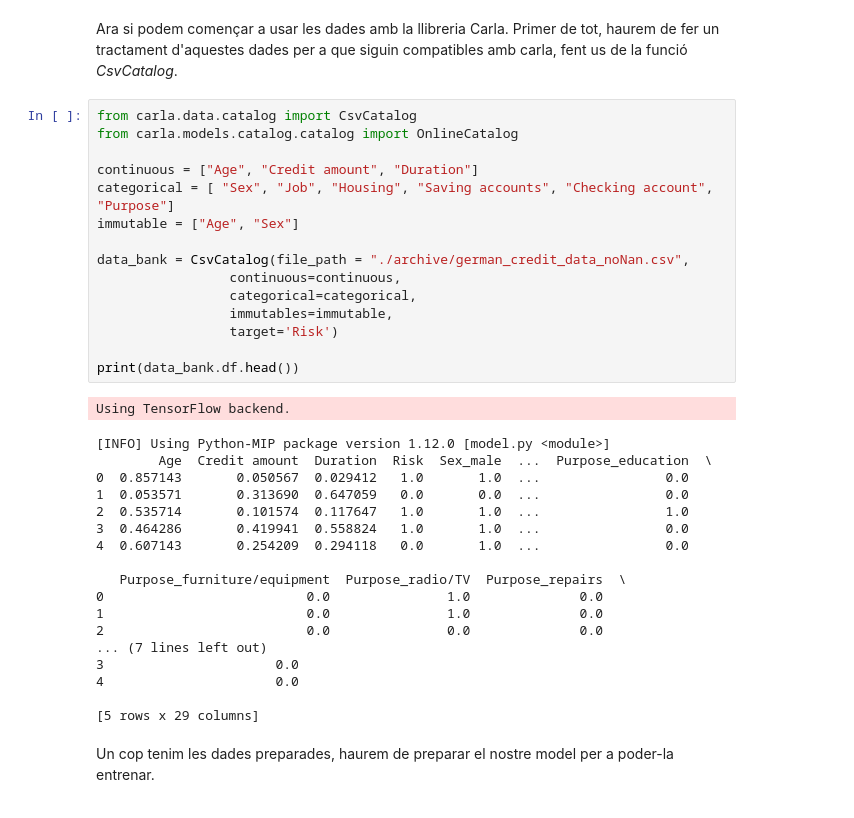
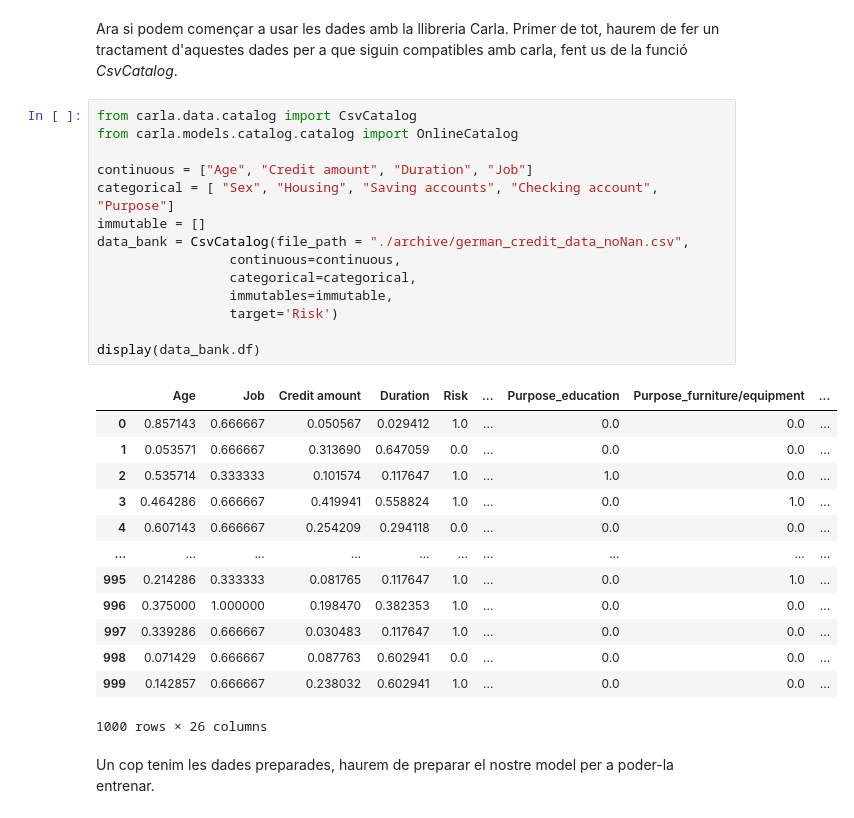
Before and after one commit to Gerard01mm/TFGAvaluacioDeContrafactuals, a Jupyter notebook: ML_GermanBank.ipynb, the cells around one changed output. Drawn from its saved outputs; the diff is of its cells as text.

```diff
--- a/ML_GermanBank.ipynb
+++ b/ML_GermanBank.ipynb
@@ -239,37 +242,31 @@ Ara si podem començar a usar les dades amb la llibreria Carla. Primer de tot, h
 # %%
 from carla.data.catalog import CsvCatalog
 from carla.models.catalog.catalog import OnlineCatalog
 
-continuous = ["Age", "Credit amount", "Duration"]
-categorical = [ "Sex", "Job", "Housing", "Saving accounts", "Checking account", "Purpose"]
-immutable = ["Age", "Sex"]
-
+continuous = ["Age", "Credit amount", "Duration", "Job"]
+categorical = [ "Sex", "Housing", "Saving accounts", "Checking account", "Purpose"]
+immutable = []
 data_bank = CsvCatalog(file_path = "./archive/german_credit_data_noNan.csv",
                  continuous=continuous,
                  categorical=categorical,
                  immutables=immutable,
                  target='Risk')
 
-print(data_bank.df.head())
+display(data_bank.df)
 # %% [output]
+|  | Age | Job | Credit amount | Duration | Risk | ... | Purpose_education | Purpose_furniture/equipment | ... |
+| 0 | 0.857143 | 0.666667 | 0.050567 | 0.029412 | 1.0 | ... | 0.0 | 0.0 | ... |
+| 1 | 0.053571 | 0.666667 | 0.313690 | 0.647059 | 0.0 | ... | 0.0 | 0.0 | ... |
+| 2 | 0.535714 | 0.333333 | 0.101574 | 0.117647 | 1.0 | ... | 1.0 | 0.0 | ... |
+| 3 | 0.464286 | 0.666667 | 0.419941 | 0.558824 | 1.0 | ... | 0.0 | 1.0 | ... |
+| 4 | 0.607143 | 0.666667 | 0.254209 | 0.294118 | 0.0 | ... | 0.0 | 0.0 | ... |
+| ... | ... | ... | ... | ... | ... | ... | ... | ... | ... |
+| 995 | 0.214286 | 0.333333 | 0.081765 | 0.117647 | 1.0 | ... | 0.0 | 1.0 | ... |
+| 996 | 0.375000 | 1.000000 | 0.198470 | 0.382353 | 1.0 | ... | 0.0 | 0.0 | ... |
+| 997 | 0.339286 | 0.666667 | 0.030483 | 0.117647 | 1.0 | ... | 0.0 | 0.0 | ... |
+| 998 | 0.071429 | 0.666667 | 0.087763 | 0.602941 | 0.0 | ... | 0.0 | 0.0 | ... |
+| 999 | 0.142857 | 0.666667 | 0.238032 | 0.602941 | 1.0 | ... | 0.0 | 0.0 | ... |
-Using TensorFlow backend.
+1000 rows × 26 columns
-[INFO] Using Python-MIP package version 1.12.0 [model.py <module>]
-        Age  Credit amount  Duration  Risk  Sex_male  ...  Purpose_education  \
-0  0.857143       0.050567  0.029412   1.0       1.0  ...                0.0
-1  0.053571       0.313690  0.647059   0.0       0.0  ...                0.0
-2  0.535714       0.101574  0.117647   1.0       1.0  ...                1.0
-3  0.464286       0.419941  0.558824   1.0       1.0  ...                0.0
-4  0.607143       0.254209  0.294118   0.0       1.0  ...                0.0
-
-   Purpose_furniture/equipment  Purpose_radio/TV  Purpose_repairs  \
-0                          0.0               1.0              0.0
-1                          0.0               1.0              0.0
-2                          0.0               0.0              0.0
-... (7 lines left out)
-3                      0.0
-4                      0.0
-
-[5 rows x 29 columns]
 # %% [markdown]
 Un cop tenim les dades preparades, haurem de preparar el nostre model per a poder-la entrenar.
 # %%
```
Also changed, not shown: parts of 5 cells of this notebook.
